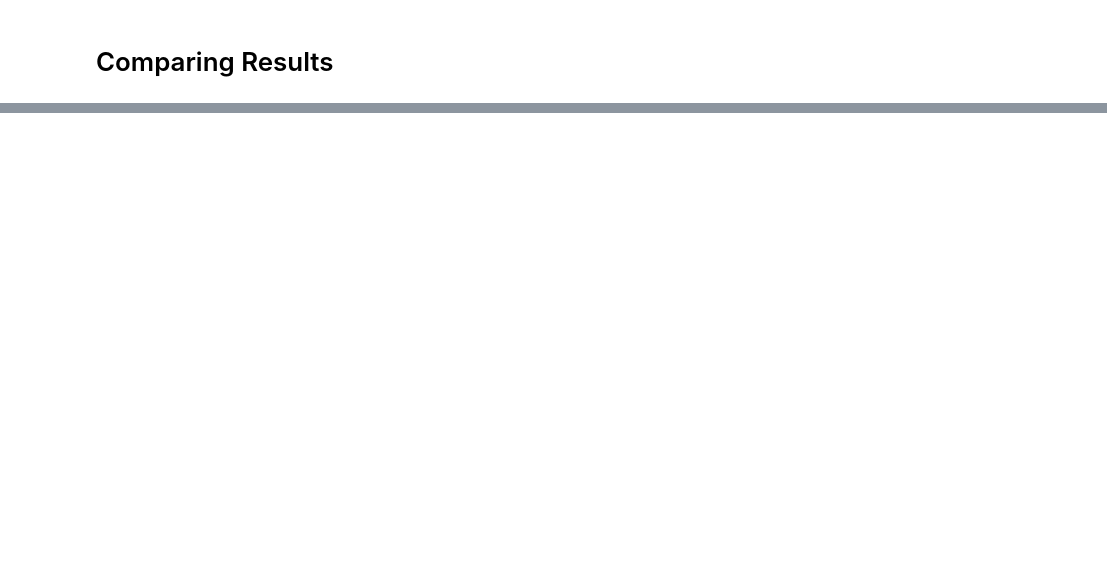
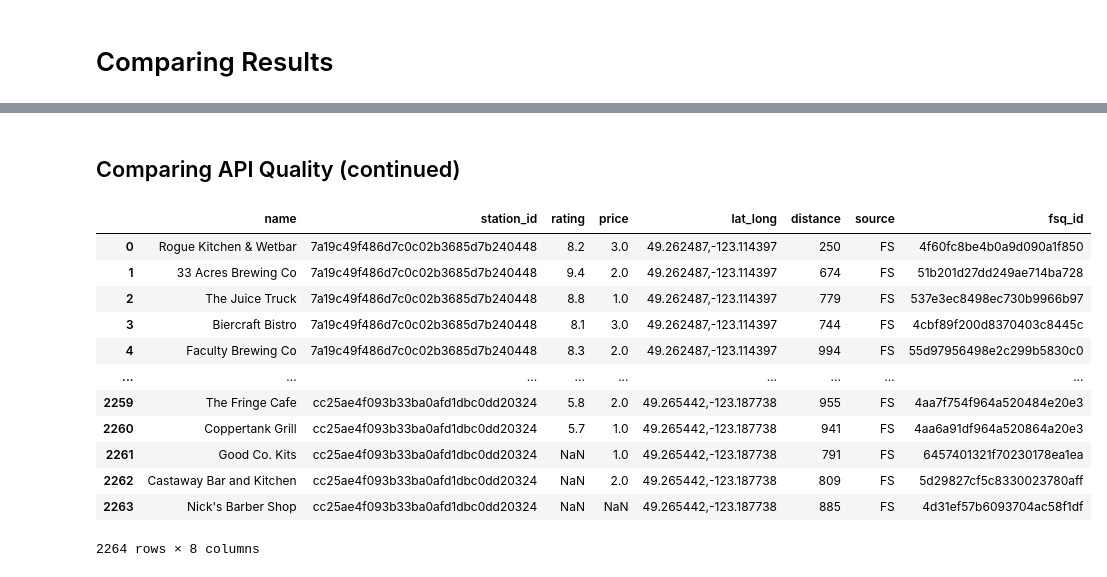
Before and after one commit to j-lepard/LHL-Statistics, a Jupyter notebook: notebooks/yelp_foursquare_EDA.ipynb, the cells around one changed output, grey strips where cells are left out. Drawn from its saved outputs; the diff is of its cells as text; code cells hidden in the pictures; blank space fills up the shorter version.

```diff
--- a/notebooks/yelp_foursquare_EDA.ipynb
+++ b/notebooks/yelp_foursquare_EDA.ipynb
@@ -354,3 +390,36 @@ Get the top 10 restaurants according to their rating:
 
 > **Yelp**
 > ![Yelp Top10](/Users/jamielepard/PycharmProjects/LHL-Assessments/LHL-Statistics-Project/data/Top10_Yelp.png)
+# %% [markdown]
+## Comparing API Quality (continued)
+# %%
+
+## Import .csv from API calls
+STATIONS= pd.read_csv('../data/city_bikes.csv')
+YELP = pd.read_csv('../data/Yelp_location_results.csv')
+FS = pd.read_csv('../data/FS_location_results.csv')
+
+YELP['lat_long']=YELP['latitude'].astype(str) +","+ YELP['longitude'].astype(str)
+YELP['source']="yelp"
+YELP_df = YELP[['name','station_id','rating','price','lat_long','distance','source','id']]
+YELP_df
+
+
+FS['lat_long']=FS['latitude'].astype(str) +","+ FS['longitude'].astype(str)
+FS['source']="FS"
+FS_df = FS[['name','station_id','rating','price','lat_long','distance','source','fsq_id']]
+FS_df
+# %% [output]
+|  | name | station_id | rating | price | lat_long | distance | source | fsq_id |
+| 0 | Rogue Kitchen & Wetbar | 7a19c49f486d7c0c02b3685d7b240448 | 8.2 | 3.0 | 49.262487,-123.114397 | 250 | FS | 4f60fc8be4b0a9d090a1f850 |
+| 1 | 33 Acres Brewing Co | 7a19c49f486d7c0c02b3685d7b240448 | 9.4 | 2.0 | 49.262487,-123.114397 | 674 | FS | 51b201d27dd249ae714ba728 |
+| 2 | The Juice Truck | 7a19c49f486d7c0c02b3685d7b240448 | 8.8 | 1.0 | 49.262487,-123.114397 | 779 | FS | 537e3ec8498ec730b9966b97 |
+| 3 | Biercraft Bistro | 7a19c49f486d7c0c02b3685d7b240448 | 8.1 | 3.0 | 49.262487,-123.114397 | 744 | FS | 4cbf89f200d8370403c8445c |
+| 4 | Faculty Brewing Co | 7a19c49f486d7c0c02b3685d7b240448 | 8.3 | 2.0 | 49.262487,-123.114397 | 994 | FS | 55d97956498e2c299b5830c0 |
+| ... | ... | ... | ... | ... | ... | ... | ... | ... |
+| 2259 | The Fringe Cafe | cc25ae4f093b33ba0afd1dbc0dd20324 | 5.8 | 2.0 | 49.265442,-123.187738 | 955 | FS | 4aa7f754f964a520484e20e3 |
+| 2260 | Coppertank Grill | cc25ae4f093b33ba0afd1dbc0dd20324 | 5.7 | 1.0 | 49.265442,-123.187738 | 941 | FS | 4aa6a91df964a520864a20e3 |
+| 2261 | Good Co. Kits | cc25ae4f093b33ba0afd1dbc0dd20324 | NaN | 1.0 | 49.265442,-123.187738 | 791 | FS | 6457401321f70230178ea1ea |
+| 2262 | Castaway Bar and Kitchen | cc25ae4f093b33ba0afd1dbc0dd20324 | NaN | 2.0 | 49.265442,-123.187738 | 809 | FS | 5d29827cf5c8330023780aff |
+| 2263 | Nick's Barber Shop | cc25ae4f093b33ba0afd1dbc0dd20324 | NaN | NaN | 49.265442,-123.187738 | 885 | FS | 4d31ef57b6093704ac58f1df |
+2264 rows × 8 columns
```
Also changed, not shown: parts of 5 cells of this notebook, 1 other file.
